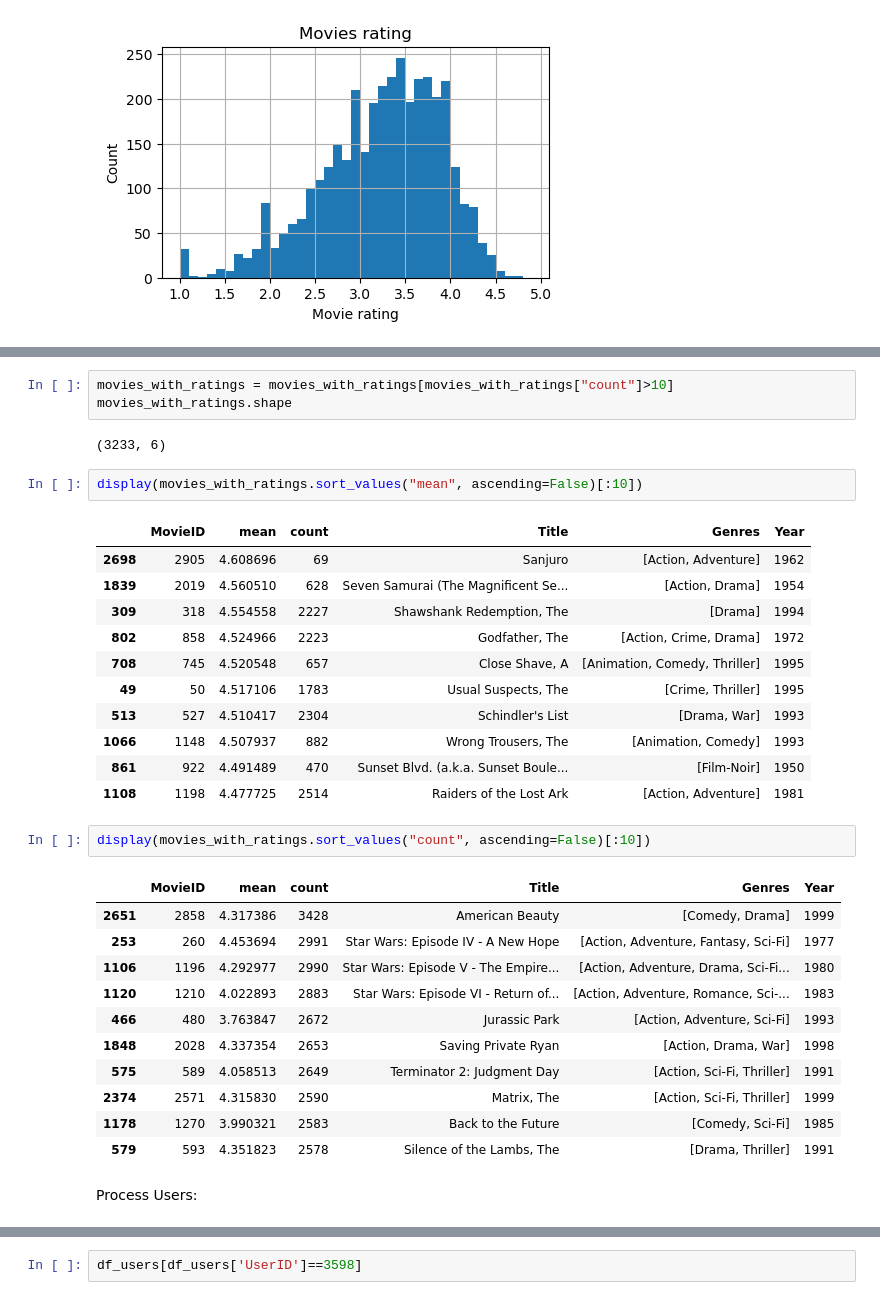
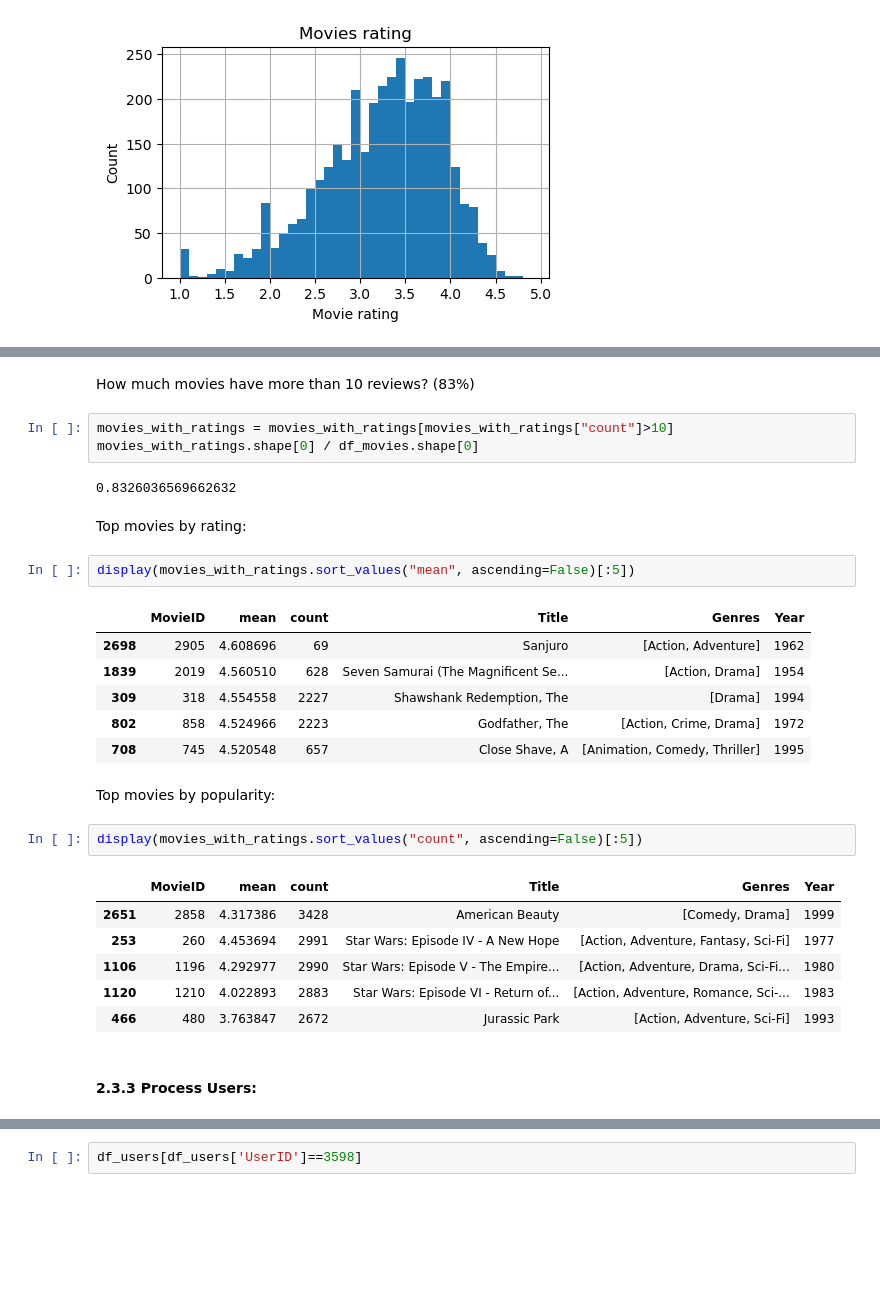
Before and after one commit to starovit/ucu-recsys-movielens, a Jupyter notebook: experiments/1_eda/eda.ipynb, the cells around one changed output, grey strips where cells are left out. Drawn from its saved outputs; the diff is of its cells as text; blank space fills up the shorter version.

```diff
--- a/experiments/1_eda/eda.ipynb
+++ b/experiments/1_eda/eda.ipynb
@@ -355,25 +446,26 @@ Text(0, 0.5, 'Count')
 [figure]
+# %% [markdown]
+How much movies have more than 10 reviews? (83%)
 # %%
 movies_with_ratings = movies_with_ratings[movies_with_ratings["count"]>10]
-movies_with_ratings.shape
+movies_with_ratings.shape[0] / df_movies.shape[0]
 # %% [output]
-(3233, 6)
+0.8326036569662632
+# %% [markdown]
+Top movies by rating:
 # %%
-display(movies_with_ratings.sort_values("mean", ascending=False)[:10])
+display(movies_with_ratings.sort_values("mean", ascending=False)[:5])
 # %% [output]
 |  | MovieID | mean | count | Title | Genres | Year |
 | 2698 | 2905 | 4.608696 | 69 | Sanjuro | [Action, Adventure] | 1962 |
 | 1839 | 2019 | 4.560510 | 628 | Seven Samurai (The Magnificent Se... | [Action, Drama] | 1954 |
 | 309 | 318 | 4.554558 | 2227 | Shawshank Redemption, The | [Drama] | 1994 |
 | 802 | 858 | 4.524966 | 2223 | Godfather, The | [Action, Crime, Drama] | 1972 |
 | 708 | 745 | 4.520548 | 657 | Close Shave, A | [Animation, Comedy, Thriller] | 1995 |
-| 49 | 50 | 4.517106 | 1783 | Usual Suspects, The | [Crime, Thriller] | 1995 |
-| 513 | 527 | 4.510417 | 2304 | Schindler's List | [Drama, War] | 1993 |
-| 1066 | 1148 | 4.507937 | 882 | Wrong Trousers, The | [Animation, Comedy] | 1993 |
-| 861 | 922 | 4.491489 | 470 | Sunset Blvd. (a.k.a. Sunset Boule... | [Film-Noir] | 1950 |
-| 1108 | 1198 | 4.477725 | 2514 | Raiders of the Lost Ark | [Action, Adventure] | 1981 |
+# %% [markdown]
+Top movies by popularity:
 # %%
-display(movies_with_ratings.sort_values("count", ascending=False)[:10])
+display(movies_with_ratings.sort_values("count", ascending=False)[:5])
 # %% [output]
 |  | MovieID | mean | count | Title | Genres | Year |
 | 2651 | 2858 | 4.317386 | 3428 | American Beauty | [Comedy, Drama] | 1999 |
@@ -381,11 +473,6 @@ display(movies_with_ratings.sort_values("count", ascending=False)[:10])
 | 1106 | 1196 | 4.292977 | 2990 | Star Wars: Episode V - The Empire... | [Action, Adventure, Drama, Sci-Fi... | 1980 |
 | 1120 | 1210 | 4.022893 | 2883 | Star Wars: Episode VI - Return of... | [Action, Adventure, Romance, Sci-... | 1983 |
 | 466 | 480 | 3.763847 | 2672 | Jurassic Park | [Action, Adventure, Sci-Fi] | 1993 |
-| 1848 | 2028 | 4.337354 | 2653 | Saving Private Ryan | [Action, Drama, War] | 1998 |
-| 575 | 589 | 4.058513 | 2649 | Terminator 2: Judgment Day | [Action, Sci-Fi, Thriller] | 1991 |
-| 2374 | 2571 | 4.315830 | 2590 | Matrix, The | [Action, Sci-Fi, Thriller] | 1999 |
-| 1178 | 1270 | 3.990321 | 2583 | Back to the Future | [Comedy, Sci-Fi] | 1985 |
-| 579 | 593 | 4.351823 | 2578 | Silence of the Lambs, The | [Drama, Thriller] | 1991 |
-# %% [markdown]
-Process Users:
+# %% [markdown]
+#### 2.3.3 Process Users:
 # %%
```
Also changed, not shown: parts of 72 cells of this notebook.
